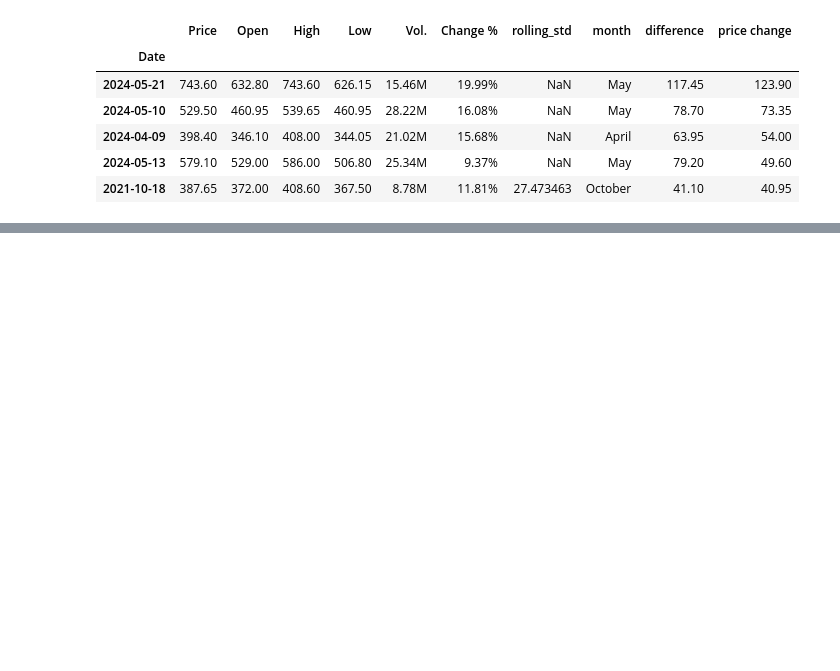
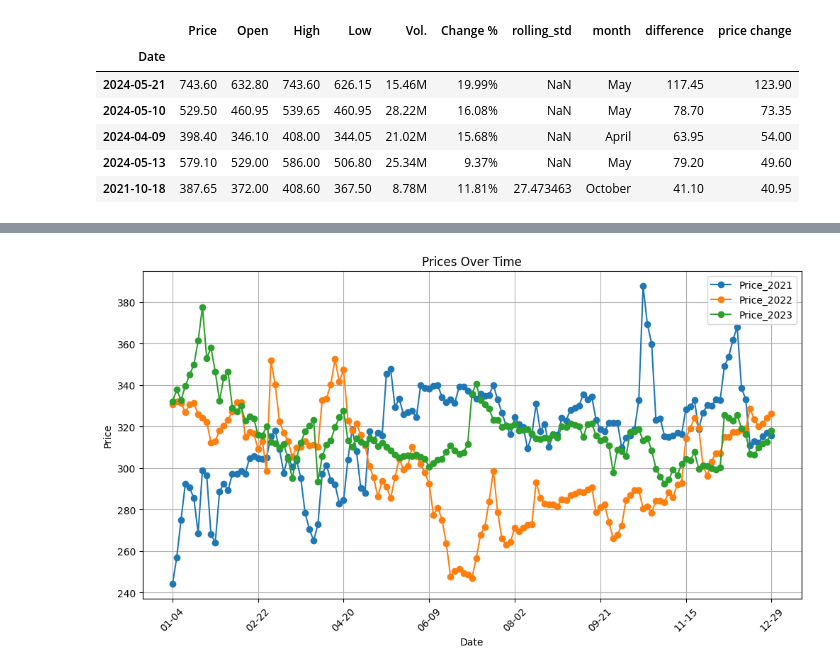
Before and after one commit to prasanna2019/StockDataAnalysis, a Jupyter notebook: Share_price_analysis.ipynb, the cells around one changed output, grey strips where cells are left out. Saved outputs shown, nothing was run; the diff lists cells and outputs as text; code cells hidden in the pictures; blank space fills up the shorter version.

```diff
--- a/Share_price_analysis.ipynb
+++ b/Share_price_analysis.ipynb
@@ -289,0 +347,11 @@ As seen from above data, the highes price increase has taen place in 2014 in the
+# %%
+df_2022= yearly_monthly_data(2022, True)
+df_2023= yearly_monthly_data(2023, True)
+df_2022.head()
+month_day= df_2022.index
+dates= pd.Series(month_day)
+dates_data= dates.apply(lambda x: str(x)[5:10])
+new_df_2022= pd.DataFrame(dates_data.values, index= df_2022.index, columns= [dates_data.name])
+new_df_2022['Price_2022']= df_2022['Price']
+new_df_2022.set_index('Date', inplace= True, drop= True)
+new_df_2022
@@ -289,0 +373,10 @@ As seen from above data, the highes price increase has taen place in 2014 in the
+# %%
+df_2023= yearly_monthly_data(2023, True)
+df_2023.head()
+month_day= df_2023.index
+dates= pd.Series(month_day)
+dates_data= dates.apply(lambda x: str(x)[5:10])
+new_df_2023= pd.DataFrame(dates_data.values, index= df_2023.index, columns= [dates_data.name])
+new_df_2023['Price_2023']= df_2023['Price']
+new_df_2023.set_index('Date', inplace= True, drop= True)
+new_df_2023
@@ -289,0 +398,3 @@ As seen from above data, the highes price increase has taen place in 2014 in the
+# %%
+df_join= new_df_2021.join(new_df_2022,how= "inner")
+df_join
@@ -289,0 +416,3 @@ As seen from above data, the highes price increase has taen place in 2014 in the
+# %%
+df_all= df_join.join(new_df_2023,how= "inner")
+df_all
@@ -289,0 +436,13 @@ As seen from above data, the highes price increase has taen place in 2014 in the
+# %%
+fig, ax = plt.subplots(figsize=(12, 6))
+# Plot the DataFrame
+ax = df_all.plot(kind='line', marker='o', title='Prices Over Time', ax= ax)
+
+# Set labels and title
+ax.set_xlabel('Date')
+ax.set_ylabel('Price')
+plt.xticks(rotation=45)  # Rotate x-axis labels for better readability
+plt.grid(True)  # Add grid for better readability
+plt.show()
+# %% [output]
+[figure, added]
```
Also changed, not shown: parts of 14 cells of this notebook.
